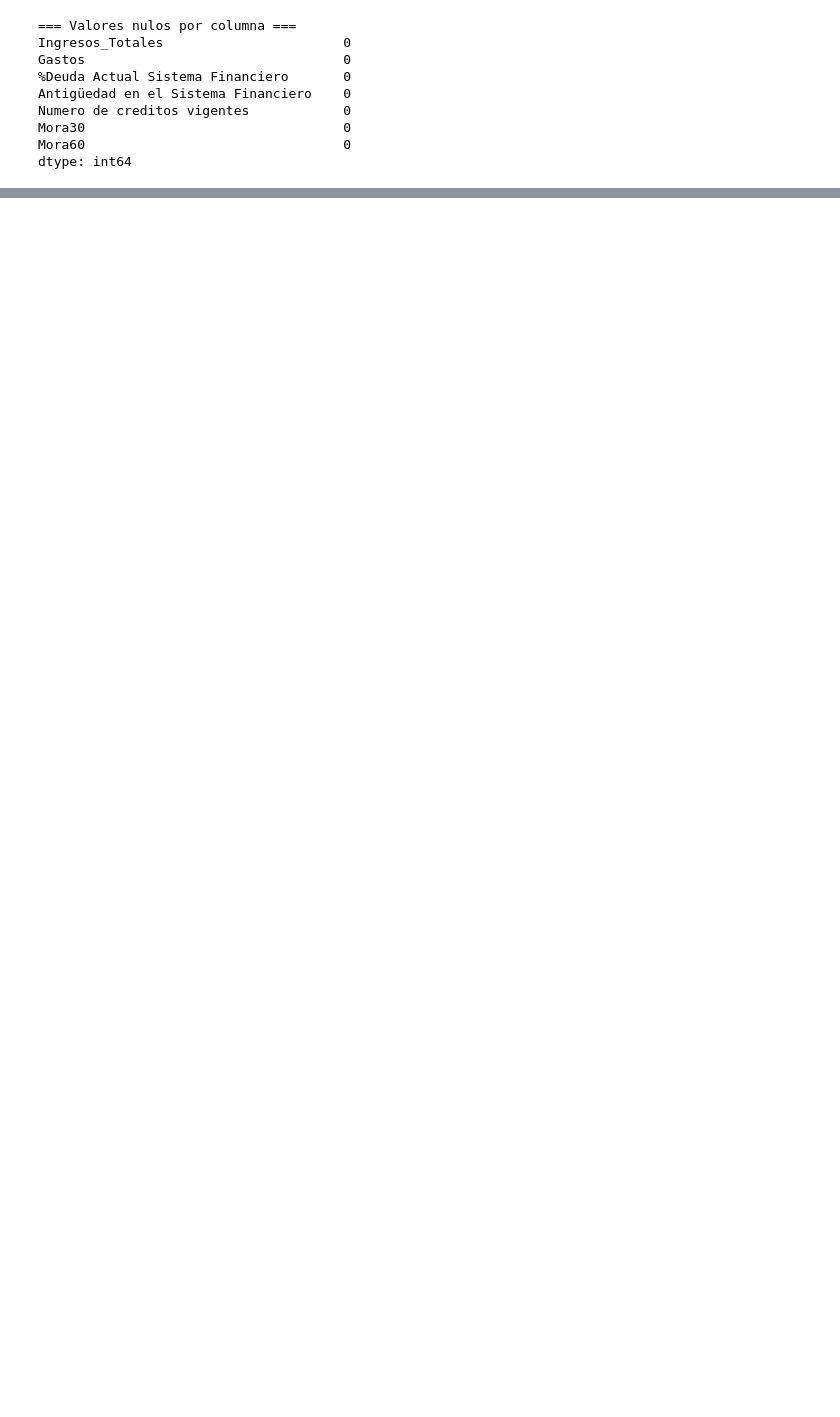
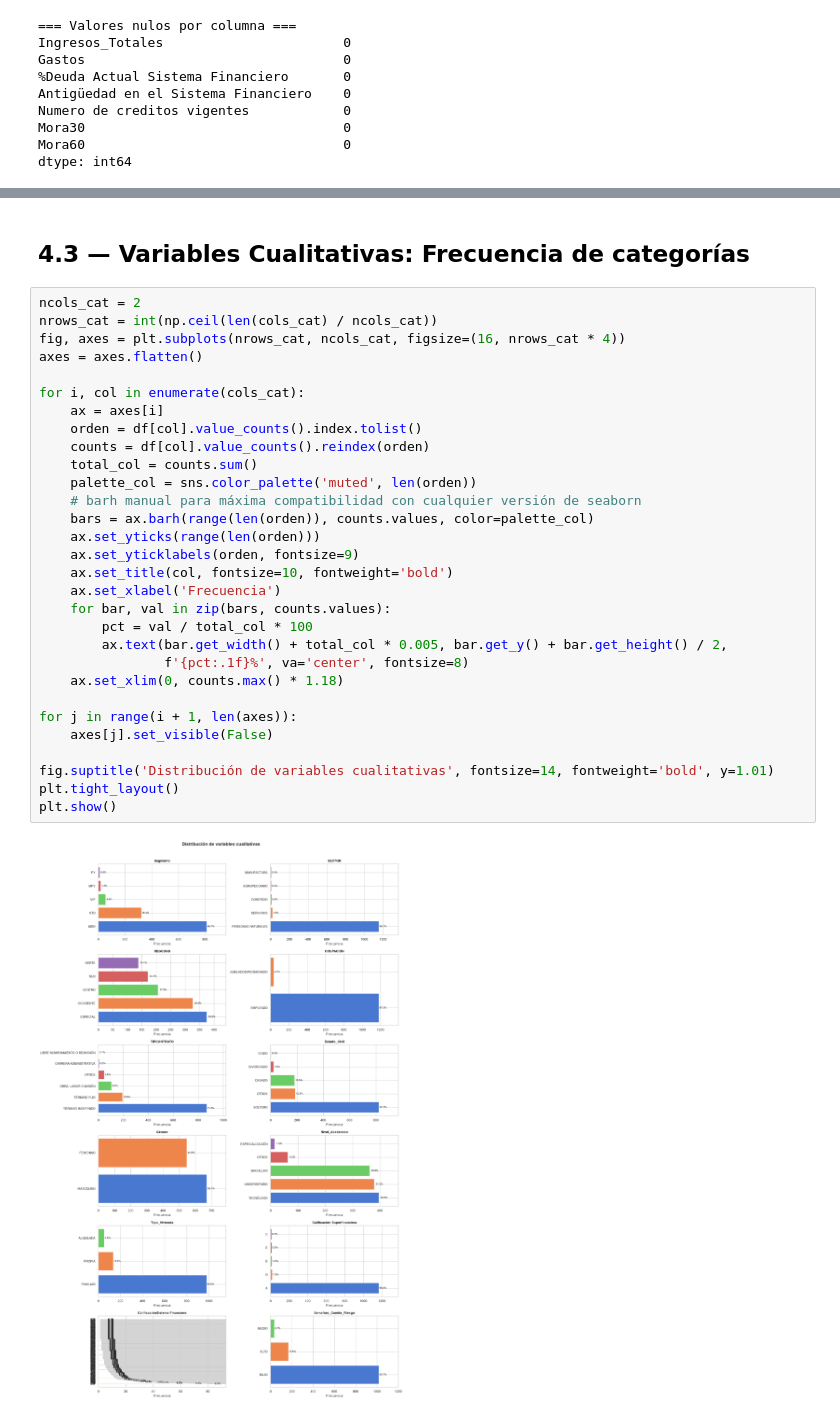
Before and after one commit to VelasquezG/TallerIA, a Jupyter notebook: TallerIA.ipynb, the cells around one changed output, grey strips where cells are left out. Cells and saved outputs as stored; diff of their text form; blank space fills up the shorter version.

```diff
--- a/TallerIA.ipynb
+++ b/TallerIA.ipynb
@@ -307,0 +403,34 @@ print(rn['RN4_carga_crediticia'].value_counts().sort_index().to_string())
+# %% [markdown]
+## 4.3 — Variables Cualitativas: Frecuencia de categorías
+# %%
+ncols_cat = 2
+nrows_cat = int(np.ceil(len(cols_cat) / ncols_cat))
+fig, axes = plt.subplots(nrows_cat, ncols_cat, figsize=(16, nrows_cat * 4))
+axes = axes.flatten()
+
+for i, col in enumerate(cols_cat):
+    ax = axes[i]
+    orden = df[col].value_counts().index.tolist()
+    counts = df[col].value_counts().reindex(orden)
+    total_col = counts.sum()
+    palette_col = sns.color_palette('muted', len(orden))
+    # barh manual para máxima compatibilidad con cualquier versión de seaborn
+    bars = ax.barh(range(len(orden)), counts.values, color=palette_col)
+    ax.set_yticks(range(len(orden)))
+    ax.set_yticklabels(orden, fontsize=9)
+    ax.set_title(col, fontsize=10, fontweight='bold')
+    ax.set_xlabel('Frecuencia')
+    for bar, val in zip(bars, counts.values):
+        pct = val / total_col * 100
+        ax.text(bar.get_width() + total_col * 0.005, bar.get_y() + bar.get_height() / 2,
+                f'{pct:.1f}%', va='center', fontsize=8)
+    ax.set_xlim(0, counts.max() * 1.18)
+
+for j in range(i + 1, len(axes)):
+    axes[j].set_visible(False)
+
+fig.suptitle('Distribución de variables cualitativas', fontsize=14, fontweight='bold', y=1.01)
+plt.tight_layout()
+plt.show()
+# %% [output]
+[figure, added]
```
Also changed, not shown: parts of 13 cells of this notebook.
